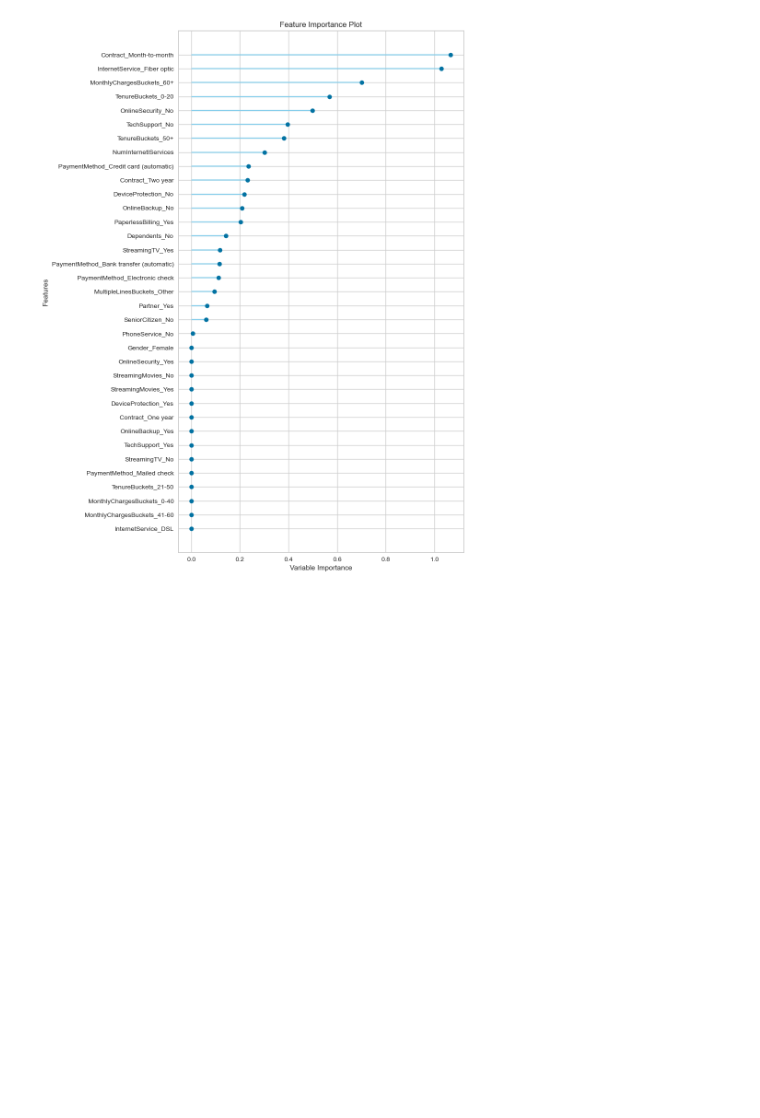
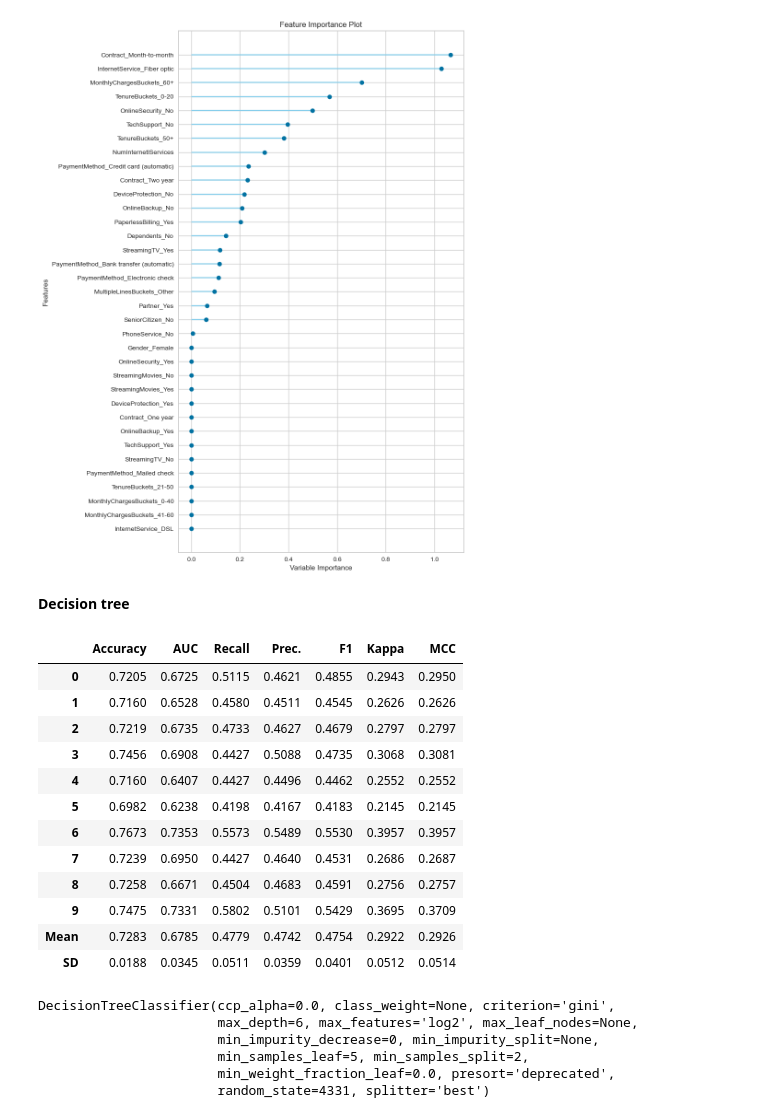
Before and after one commit to kubekmonika/customer-churn-analysis-telco-dataset, a Jupyter notebook: notebooks/model.ipynb, the cells around one changed output. Cells and saved outputs as stored; diff of their text form; code cells hidden in the pictures; blank space fills up the shorter version.

```diff
--- a/notebooks/model.ipynb
+++ b/notebooks/model.ipynb
@@ -253,3 +253,21 @@ plot_model(tuned_svm, plot = 'error')
 plot_model(tuned_svm, plot = 'feature_all')
 # %% [output]
 [figure]
+# %% [markdown]
+**Decision tree**
+# %%
+dt = create_model('dt');
+# %% [output]
+|  | Accuracy | AUC | Recall | Prec. | F1 | Kappa | MCC |
+| 0 | 0.7205 | 0.6725 | 0.5115 | 0.4621 | 0.4855 | 0.2943 | 0.2950 |
+| 1 | 0.7160 | 0.6528 | 0.4580 | 0.4511 | 0.4545 | 0.2626 | 0.2626 |
+| 2 | 0.7219 | 0.6735 | 0.4733 | 0.4627 | 0.4679 | 0.2797 | 0.2797 |
+| 3 | 0.7456 | 0.6908 | 0.4427 | 0.5088 | 0.4735 | 0.3068 | 0.3081 |
+| 4 | 0.7160 | 0.6407 | 0.4427 | 0.4496 | 0.4462 | 0.2552 | 0.2552 |
+| 5 | 0.6982 | 0.6238 | 0.4198 | 0.4167 | 0.4183 | 0.2145 | 0.2145 |
+| 6 | 0.7673 | 0.7353 | 0.5573 | 0.5489 | 0.5530 | 0.3957 | 0.3957 |
+| 7 | 0.7239 | 0.6950 | 0.4427 | 0.4640 | 0.4531 | 0.2686 | 0.2687 |
+| 8 | 0.7258 | 0.6671 | 0.4504 | 0.4683 | 0.4591 | 0.2756 | 0.2757 |
+| 9 | 0.7475 | 0.7331 | 0.5802 | 0.5101 | 0.5429 | 0.3695 | 0.3709 |
+| Mean | 0.7283 | 0.6785 | 0.4779 | 0.4742 | 0.4754 | 0.2922 | 0.2926 |
+| SD | 0.0188 | 0.0345 | 0.0511 | 0.0359 | 0.0401 | 0.0512 | 0.0514 |
@@ -255,0 +277,9 @@ plot_model(tuned_svm, plot = 'feature_all')
+# %%
+tuned_dt
+# %% [output]
+DecisionTreeClassifier(ccp_alpha=0.0, class_weight=None, criterion='gini',
+                       max_depth=6, max_features='log2', max_leaf_nodes=None,
+                       min_impurity_decrease=0, min_impurity_split=None,
+                       min_samples_leaf=5, min_samples_split=2,
+                       min_weight_fraction_leaf=0.0, presort='deprecated',
+                       random_state=4331, splitter='best')
```
Also changed, not shown: parts of 5 cells of this notebook.
